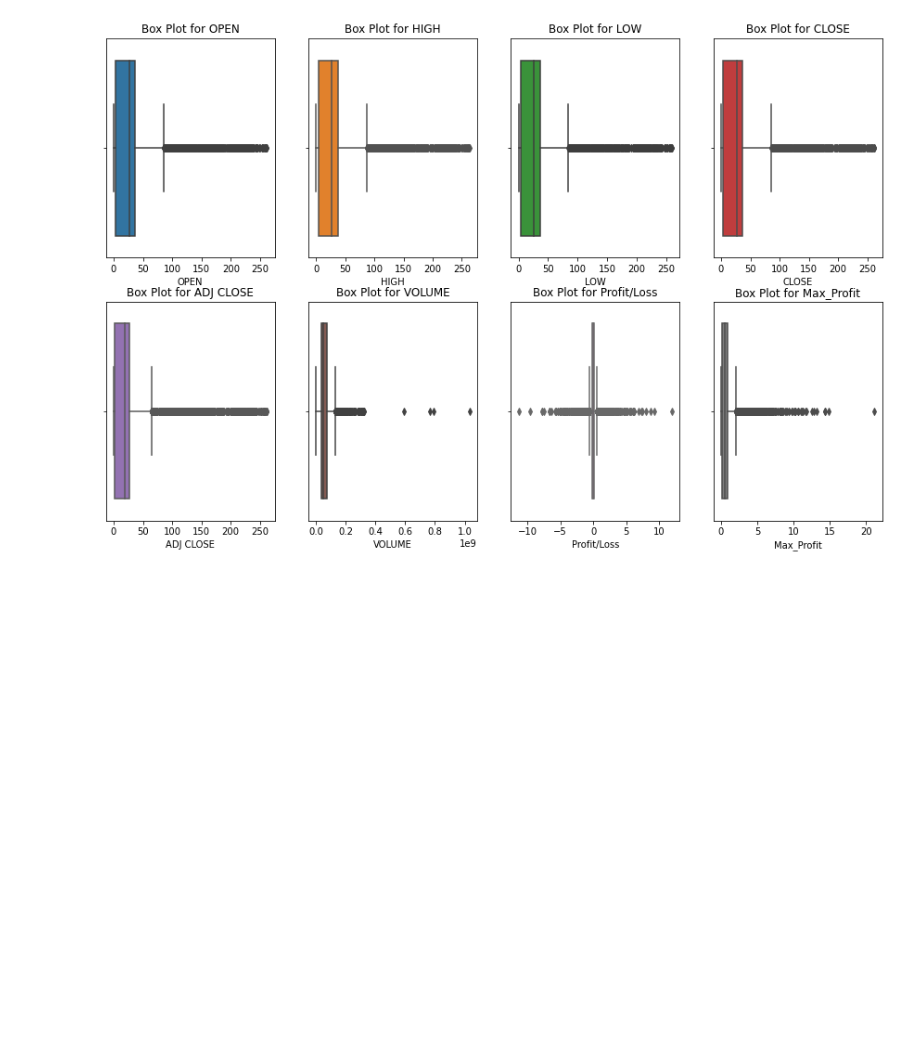
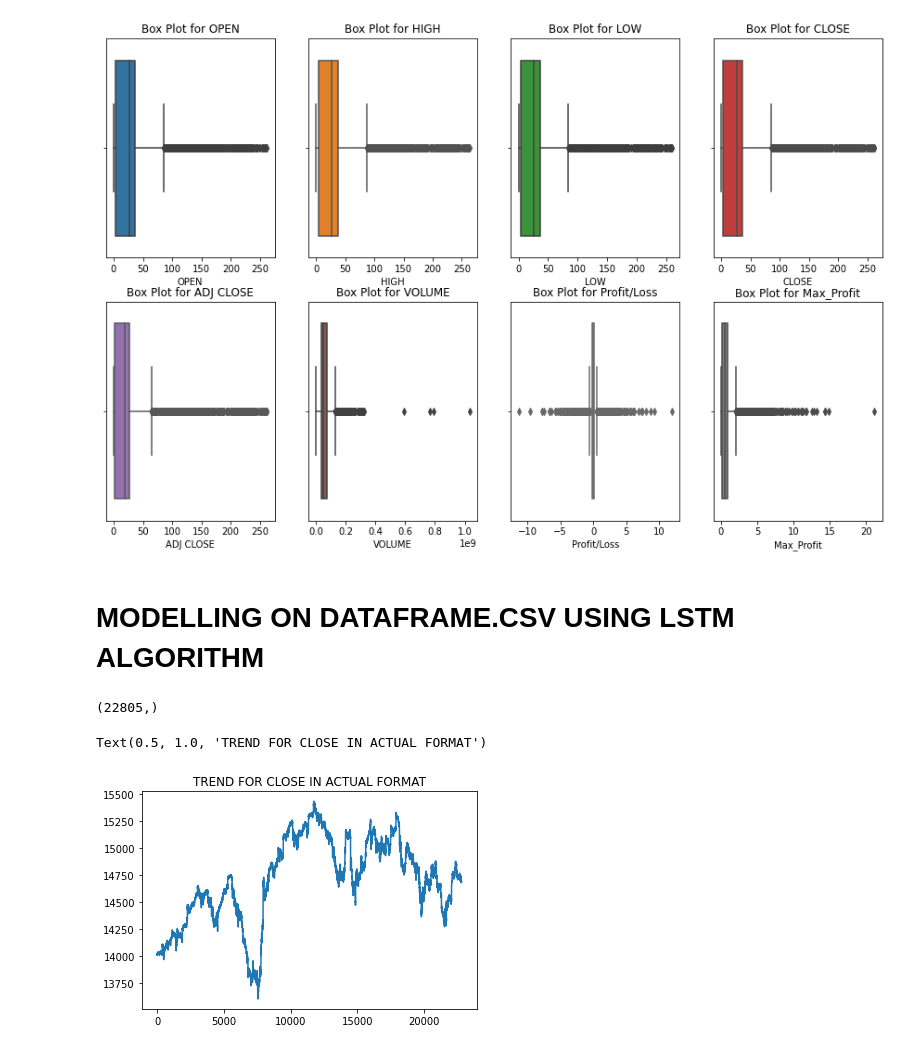
Before and after one commit to Technocolabs100/Prediction-of-Stock-Price-Movement-based-on-trading-DS-II, a Jupyter notebook: Prediction-of-Stock-Price-Movement-based-on-trading _Techncolabs _Internship_Project.ipynb, the cells around one changed output. Cells and saved outputs as stored; diff of their text form; code cells hidden in the pictures; blank space fills up the shorter version.

Commit message:
MODELLING ON LSTM DONE ON BOTH DATASETS

```diff
--- a/Prediction-of-Stock-Price-Movement-based-on-trading _Techncolabs _Internship_Project.ipynb
+++ b/Prediction-of-Stock-Price-Movement-based-on-trading _Techncolabs _Internship_Project.ipynb
@@ -307,3 +307,19 @@ for i in enumerate(features):
     plt.title(f'Box Plot for {i[1]}')
 # %% [output]
 [figure]
+# %% [markdown]
+# MODELLING ON DATAFRAME.CSV USING LSTM ALGORITHM
+# %%
+data.drop(['Profit/Loss' , 'Max_Profit'] , axis = 1 , inplace = True) #dropping the profit/loss and max_profit column for training and testing
+# %%
+df = data.reset_index()['CLOSE']             #creating seperate variable for target attribute'CLOSE'
+df.shape
+# %% [output]
+(22805,)
+# %%
+import matplotlib.pyplot as plt                             # Trend for 'CLOSE'
+plt.plot(df)
+plt.title('TREND FOR CLOSE IN ACTUAL FORMAT')
+# %% [output]
+Text(0.5, 1.0, 'TREND FOR CLOSE IN ACTUAL FORMAT')
+[figure, added]
```
Also changed, not shown: parts of 54 cells of this notebook.
